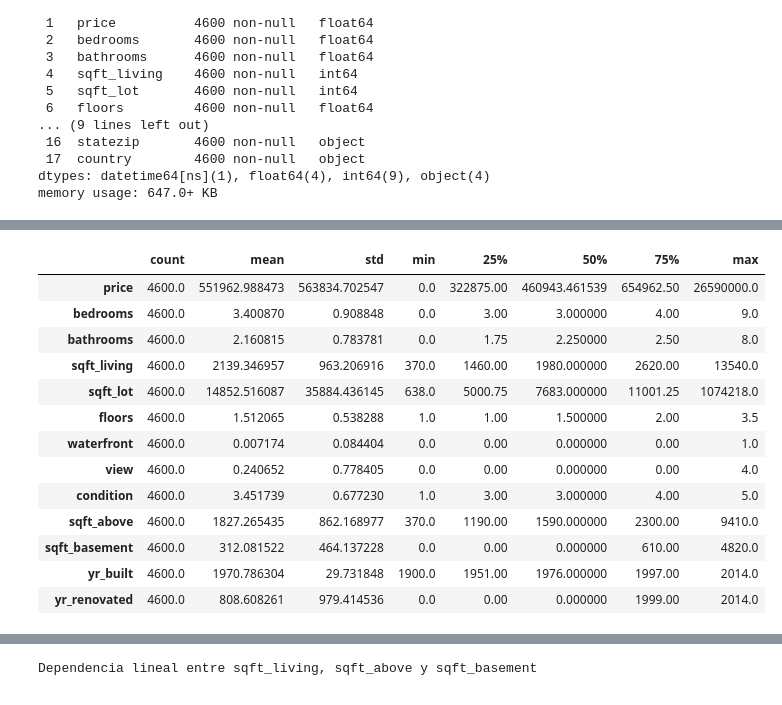
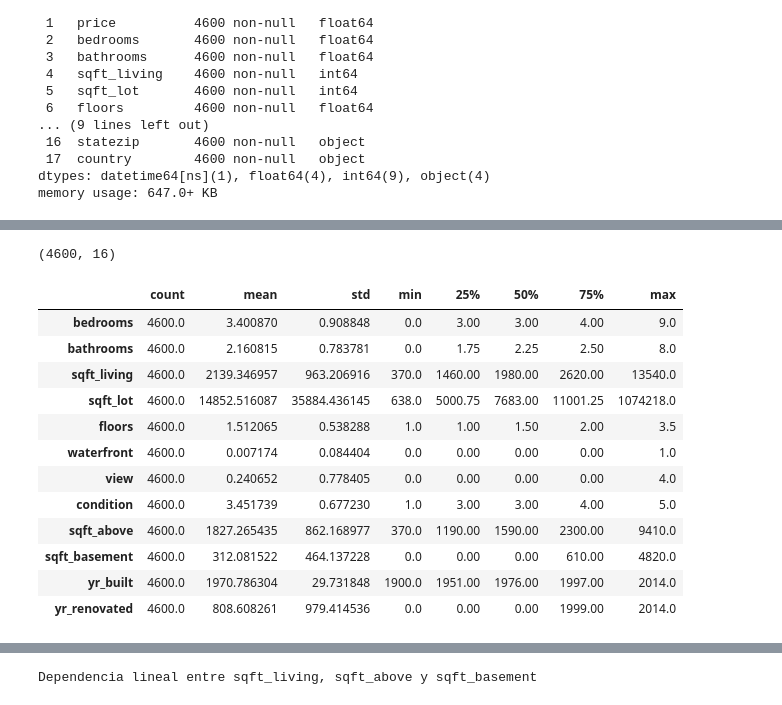
Before and after one commit to tuxsy/iebs-master-data-science, a Jupyter notebook: m02/project/m02-project-housedata-price-prediction.ipynb, the cells around one changed output, grey strips where cells are left out. Drawn from its saved outputs; the diff is of its cells as text; code cells hidden in the pictures.

```diff
--- a/m02/project/m02-project-housedata-price-prediction.ipynb
+++ b/m02/project/m02-project-housedata-price-prediction.ipynb
@@ -148,17 +204,22 @@ plt.tight_layout()
+# %%
+housedata.drop(IDENTIFIERS + UNIQUE, axis=1, inplace=True)
+print(housedata.shape)
+# %% [output]
+(4600, 16)
 # %%
-housedata.describe().transpose()
+# Visualizamos los datos numéricos
+housedata[NUMERIC_COLUMNS].describe().transpose()
 # %% [output]
 |  | count | mean | std | min | 25% | 50% | 75% | max |
-| price | 4600.0 | 551962.988473 | 563834.702547 | 0.0 | 322875.00 | 460943.461539 | 654962.50 | 26590000.0 |
-| bedrooms | 4600.0 | 3.400870 | 0.908848 | 0.0 | 3.00 | 3.000000 | 4.00 | 9.0 |
-| bathrooms | 4600.0 | 2.160815 | 0.783781 | 0.0 | 1.75 | 2.250000 | 2.50 | 8.0 |
-| sqft_living | 4600.0 | 2139.346957 | 963.206916 | 370.0 | 1460.00 | 1980.000000 | 2620.00 | 13540.0 |
-| sqft_lot | 4600.0 | 14852.516087 | 35884.436145 | 638.0 | 5000.75 | 7683.000000 | 11001.25 | 1074218.0 |
-| floors | 4600.0 | 1.512065 | 0.538288 | 1.0 | 1.00 | 1.500000 | 2.00 | 3.5 |
-| waterfront | 4600.0 | 0.007174 | 0.084404 | 0.0 | 0.00 | 0.000000 | 0.00 | 1.0 |
-| view | 4600.0 | 0.240652 | 0.778405 | 0.0 | 0.00 | 0.000000 | 0.00 | 4.0 |
-| condition | 4600.0 | 3.451739 | 0.677230 | 1.0 | 3.00 | 3.000000 | 4.00 | 5.0 |
-| sqft_above | 4600.0 | 1827.265435 | 862.168977 | 370.0 | 1190.00 | 1590.000000 | 2300.00 | 9410.0 |
-| sqft_basement | 4600.0 | 312.081522 | 464.137228 | 0.0 | 0.00 | 0.000000 | 610.00 | 4820.0 |
-| yr_built | 4600.0 | 1970.786304 | 29.731848 | 1900.0 | 1951.00 | 1976.000000 | 1997.00 | 2014.0 |
-| yr_renovated | 4600.0 | 808.608261 | 979.414536 | 0.0 | 0.00 | 0.000000 | 1999.00 | 2014.0 |
+| bedrooms | 4600.0 | 3.400870 | 0.908848 | 0.0 | 3.00 | 3.00 | 4.00 | 9.0 |
+| bathrooms | 4600.0 | 2.160815 | 0.783781 | 0.0 | 1.75 | 2.25 | 2.50 | 8.0 |
+| sqft_living | 4600.0 | 2139.346957 | 963.206916 | 370.0 | 1460.00 | 1980.00 | 2620.00 | 13540.0 |
+| sqft_lot | 4600.0 | 14852.516087 | 35884.436145 | 638.0 | 5000.75 | 7683.00 | 11001.25 | 1074218.0 |
+| floors | 4600.0 | 1.512065 | 0.538288 | 1.0 | 1.00 | 1.50 | 2.00 | 3.5 |
+| waterfront | 4600.0 | 0.007174 | 0.084404 | 0.0 | 0.00 | 0.00 | 0.00 | 1.0 |
+| view | 4600.0 | 0.240652 | 0.778405 | 0.0 | 0.00 | 0.00 | 0.00 | 4.0 |
+| condition | 4600.0 | 3.451739 | 0.677230 | 1.0 | 3.00 | 3.00 | 4.00 | 5.0 |
+| sqft_above | 4600.0 | 1827.265435 | 862.168977 | 370.0 | 1190.00 | 1590.00 | 2300.00 | 9410.0 |
+| sqft_basement | 4600.0 | 312.081522 | 464.137228 | 0.0 | 0.00 | 0.00 | 610.00 | 4820.0 |
+| yr_built | 4600.0 | 1970.786304 | 29.731848 | 1900.0 | 1951.00 | 1976.00 | 1997.00 | 2014.0 |
+| yr_renovated | 4600.0 | 808.608261 | 979.414536 | 0.0 | 0.00 | 0.00 | 1999.00 | 2014.0 |
```
Also changed, not shown: parts of 120 cells of this notebook.
